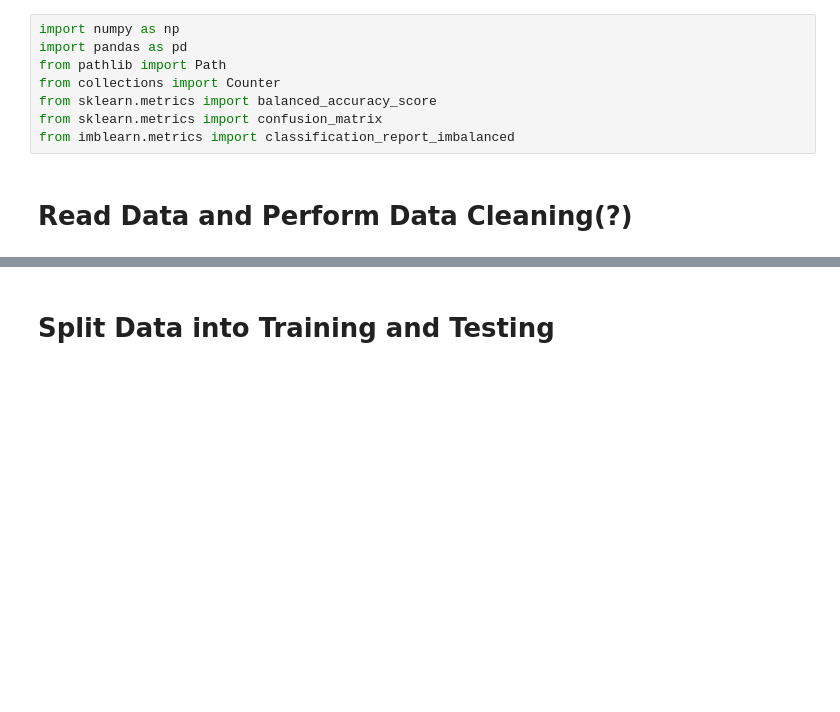
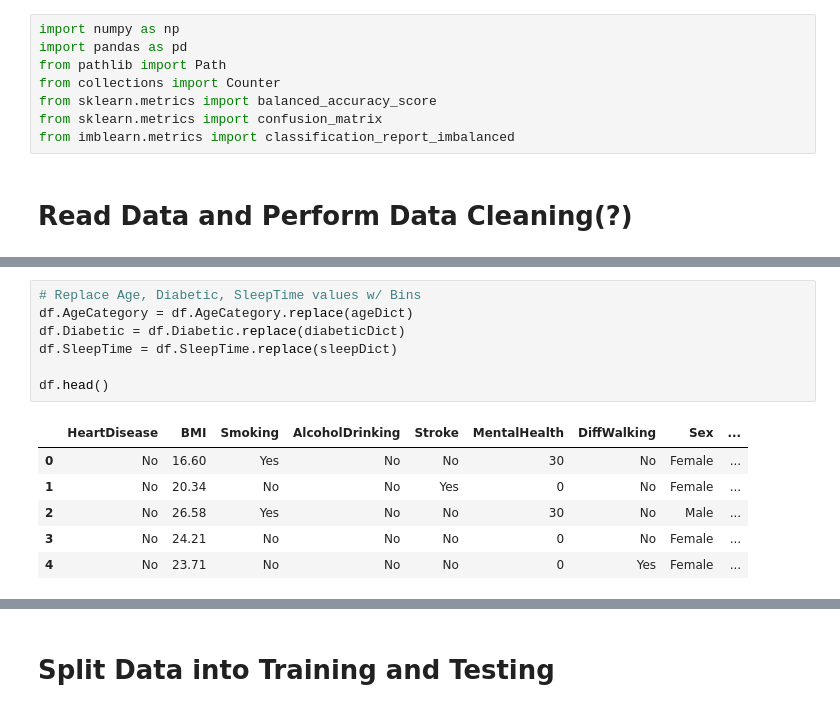
Before and after one commit to saramcel/Group5_Final_Project, a Jupyter notebook: Team_5_Sup_ML.ipynb, the cells around one changed output, grey strips where cells are left out. Cells and saved outputs as stored; diff of their text form; blank space fills up the shorter version.

```diff
--- a/Team_5_Sup_ML.ipynb
+++ b/Team_5_Sup_ML.ipynb
@@ -72,0 +86,14 @@ AttributeError: 'NoneType' object has no attribute 'update'
+# %%
+# Replace Age, Diabetic, SleepTime values w/ Bins
+df.AgeCategory = df.AgeCategory.replace(ageDict)
+df.Diabetic = df.Diabetic.replace(diabeticDict)
+df.SleepTime = df.SleepTime.replace(sleepDict)
+
+df.head()
+# %% [output]
+|  | HeartDisease | BMI | Smoking | AlcoholDrinking | Stroke | MentalHealth | DiffWalking | Sex | ... |
+| 0 | No | 16.60 | Yes | No | No | 30 | No | Female | ... |
+| 1 | No | 20.34 | No | No | Yes | 0 | No | Female | ... |
+| 2 | No | 26.58 | Yes | No | No | 30 | No | Male | ... |
+| 3 | No | 24.21 | No | No | No | 0 | No | Female | ... |
+| 4 | No | 23.71 | No | No | No | 0 | Yes | Female | ... |
```
Also changed, not shown: parts of 39 cells of this notebook, 1 other file.
